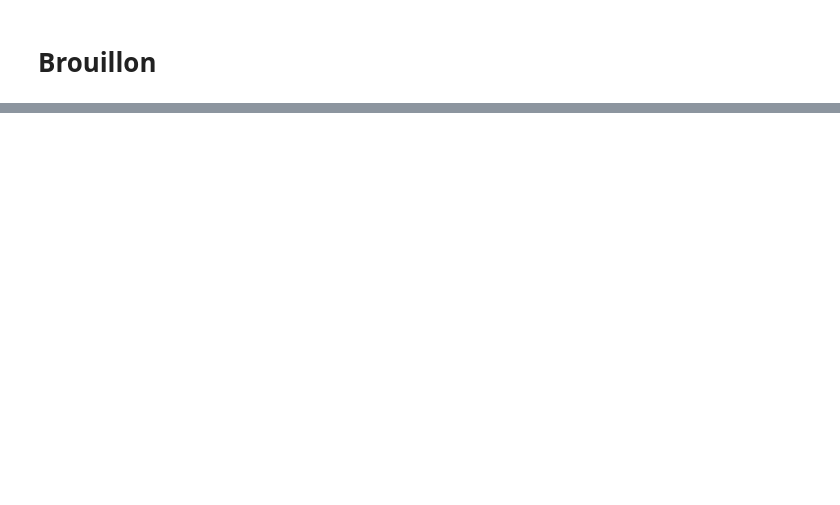
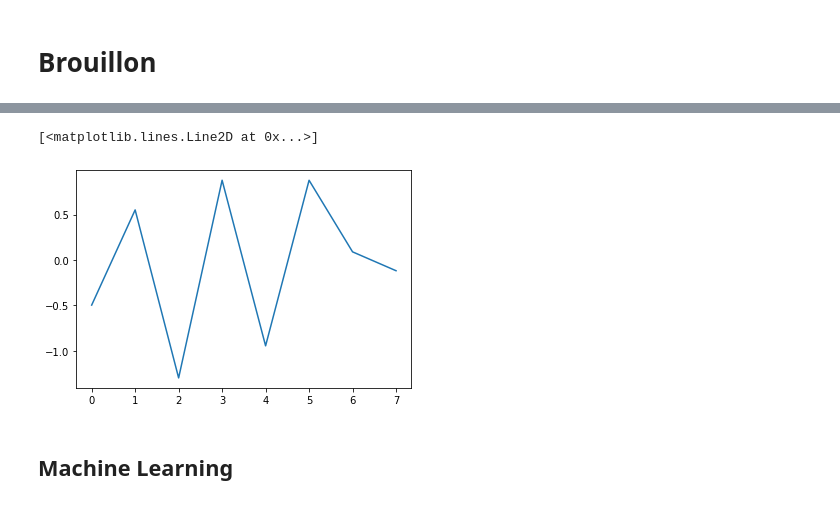
Before and after one commit to mszinte/gaze_exp, a Jupyter notebook: analysis_code/postproc/desu/decoding.ipynb, the cells around one changed output, grey strips where cells are left out. Cells and saved outputs as stored; diff of their text form; code cells hidden in the pictures; blank space fills up the shorter version.

```diff
--- a/analysis_code/postproc/desu/decoding.ipynb
+++ b/analysis_code/postproc/desu/decoding.ipynb
@@ -241,0 +167,9 @@ model.fit(X_train)
+# %%
+positions = np.arange(2,25)
+positions_to_keep = [2,5,20,24]
+# %%
+# make an empty final array with de good dimentions
+n_positions = 23 - len(positions_to_keep)
+n_repetition = 8
+n_voxel = df.shape[1]
+final_array = np.empty((n_voxel,n_repetition, n_positions))
@@ -241,0 +180,8 @@ model.fit(X_train)
+# %%
+# feel the final array
+a = 0
+for t,position in enumerate(positions) :
+    if position not in positions_to_keep :
+        a = a + 1
+        row  = df.loc[df.index == int(position)].T
+        final_array[:, :,a-1 ] = row.values
@@ -241,0 +201,7 @@ model.fit(X_train)
+# %%
+plt.plot(final_array[0,:,0])
+# %% [output]
+[<matplotlib.lines.Line2D at 0x...>]
+[figure, added]
+# %% [markdown]
+## Machine Learning
```
Also changed, not shown: parts of 55 cells of this notebook.
